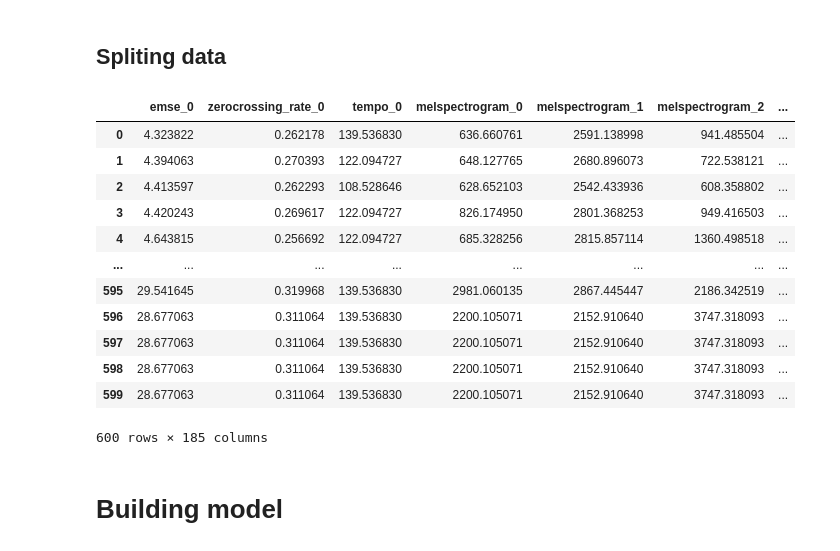
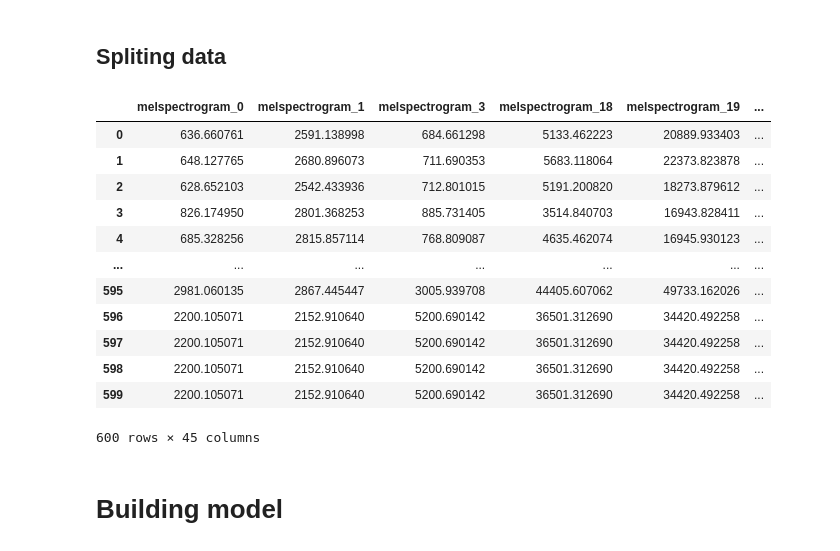
Before and after one commit to Mikaelow/Praca-inzynierska, a Jupyter notebook: lozyska.ipynb, the cells around one changed output. Saved outputs shown, nothing was run; the diff lists cells and outputs as text; code cells hidden in the pictures.

```diff
--- a/lozyska.ipynb
+++ b/lozyska.ipynb
@@ -245,23 +298,23 @@ Length: 186, dtype: object
 # %% [markdown]
 ## Spliting data
 # %%
-X = numeric_df_features.iloc[:,1:]
+X = numeric_df_features.loc[:,most_value_features]
 y = numeric_df_features['condition']
 X # showing features
 # %% [output]
-|  | emse_0 | zerocrossing_rate_0 | tempo_0 | melspectrogram_0 | melspectrogram_1 | melspectrogram_2 | ... |
-| 0 | 4.323822 | 0.262178 | 139.536830 | 636.660761 | 2591.138998 | 941.485504 | ... |
-| 1 | 4.394063 | 0.270393 | 122.094727 | 648.127765 | 2680.896073 | 722.538121 | ... |
-| 2 | 4.413597 | 0.262293 | 108.528646 | 628.652103 | 2542.433936 | 608.358802 | ... |
-| 3 | 4.420243 | 0.269617 | 122.094727 | 826.174950 | 2801.368253 | 949.416503 | ... |
-| 4 | 4.643815 | 0.256692 | 122.094727 | 685.328256 | 2815.857114 | 1360.498518 | ... |
-| ... | ... | ... | ... | ... | ... | ... | ... |
-| 595 | 29.541645 | 0.319968 | 139.536830 | 2981.060135 | 2867.445447 | 2186.342519 | ... |
-| 596 | 28.677063 | 0.311064 | 139.536830 | 2200.105071 | 2152.910640 | 3747.318093 | ... |
-| 597 | 28.677063 | 0.311064 | 139.536830 | 2200.105071 | 2152.910640 | 3747.318093 | ... |
-| 598 | 28.677063 | 0.311064 | 139.536830 | 2200.105071 | 2152.910640 | 3747.318093 | ... |
-| 599 | 28.677063 | 0.311064 | 139.536830 | 2200.105071 | 2152.910640 | 3747.318093 | ... |
+|  | melspectrogram_0 | melspectrogram_1 | melspectrogram_3 | melspectrogram_18 | melspectrogram_19 | ... |
+| 0 | 636.660761 | 2591.138998 | 684.661298 | 5133.462223 | 20889.933403 | ... |
+| 1 | 648.127765 | 2680.896073 | 711.690353 | 5683.118064 | 22373.823878 | ... |
+| 2 | 628.652103 | 2542.433936 | 712.801015 | 5191.200820 | 18273.879612 | ... |
+| 3 | 826.174950 | 2801.368253 | 885.731405 | 3514.840703 | 16943.828411 | ... |
+| 4 | 685.328256 | 2815.857114 | 768.809087 | 4635.462074 | 16945.930123 | ... |
+| ... | ... | ... | ... | ... | ... | ... |
+| 595 | 2981.060135 | 2867.445447 | 3005.939708 | 44405.607062 | 49733.162026 | ... |
+| 596 | 2200.105071 | 2152.910640 | 5200.690142 | 36501.312690 | 34420.492258 | ... |
+| 597 | 2200.105071 | 2152.910640 | 5200.690142 | 36501.312690 | 34420.492258 | ... |
+| 598 | 2200.105071 | 2152.910640 | 5200.690142 | 36501.312690 | 34420.492258 | ... |
+| 599 | 2200.105071 | 2152.910640 | 5200.690142 | 36501.312690 | 34420.492258 | ... |
-600 rows × 185 columns
+600 rows × 45 columns
 # %% [markdown]
 # Building model
 # %%
```
Also changed, not shown: parts of 10 cells of this notebook.
